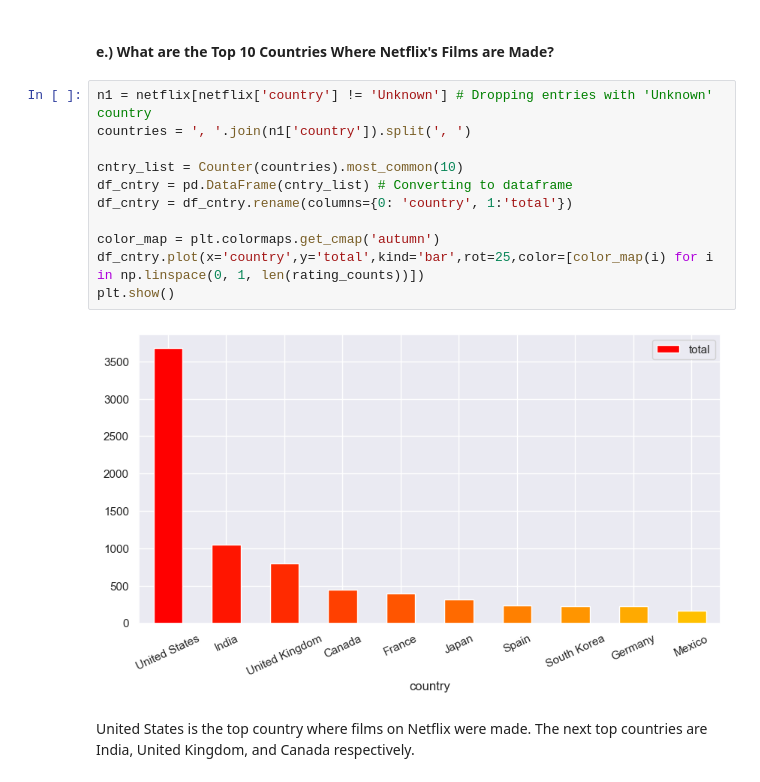
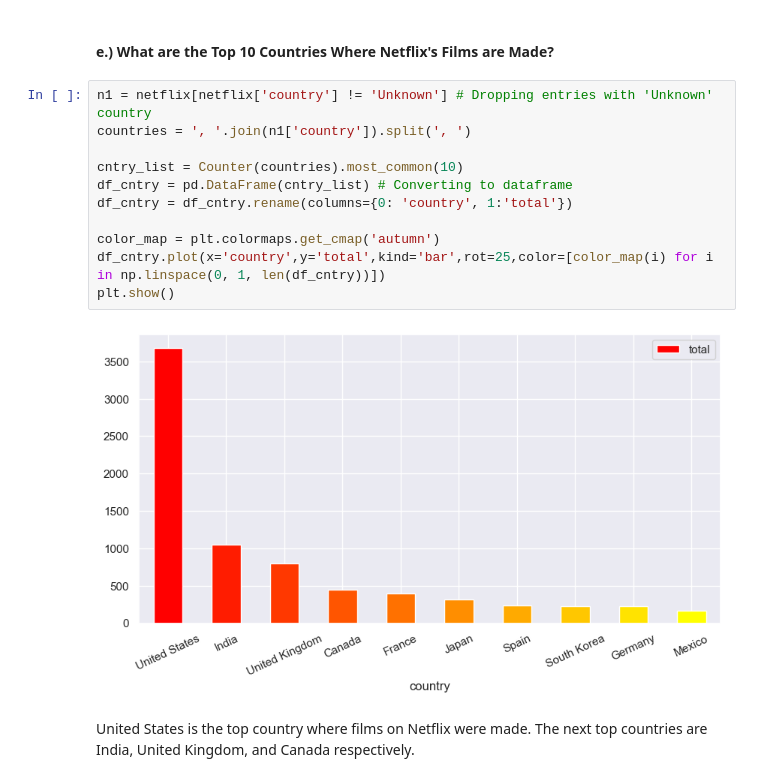
Before and after one commit to MadelynSwor/Data_Analysis_Portfolio, a Jupyter notebook: Netflix_Analysis/Netflix_Data_Analysis.ipynb, the cells around one changed output. Saved outputs shown, nothing was run; the diff lists cells and outputs as text.

```diff
--- a/Netflix_Analysis/Netflix_Data_Analysis.ipynb
+++ b/Netflix_Analysis/Netflix_Data_Analysis.ipynb
@@ -349,16 +352,16 @@ _________________
 # %%
 n1 = netflix[netflix['country'] != 'Unknown'] # Dropping entries with 'Unknown' country
 countries = ', '.join(n1['country']).split(', ')
 
 cntry_list = Counter(countries).most_common(10)
 df_cntry = pd.DataFrame(cntry_list) # Converting to dataframe
 df_cntry = df_cntry.rename(columns={0: 'country', 1:'total'})
 
 color_map = plt.colormaps.get_cmap('autumn')
-df_cntry.plot(x='country',y='total',kind='bar',rot=25,color=[color_map(i) for i in np.linspace(0, 1, len(rating_counts))])
+df_cntry.plot(x='country',y='total',kind='bar',rot=25,color=[color_map(i) for i in np.linspace(0, 1, len(df_cntry))])
 plt.show()
 # %% [output]
-[figure, old version]
+[figure, new version]
 # %% [markdown]
 United States is the top country where films on Netflix were made. The next top countries are India, United Kingdom, and Canada respectively.
 # %% [markdown]
```
Also changed, not shown: parts of 7 cells of this notebook.
